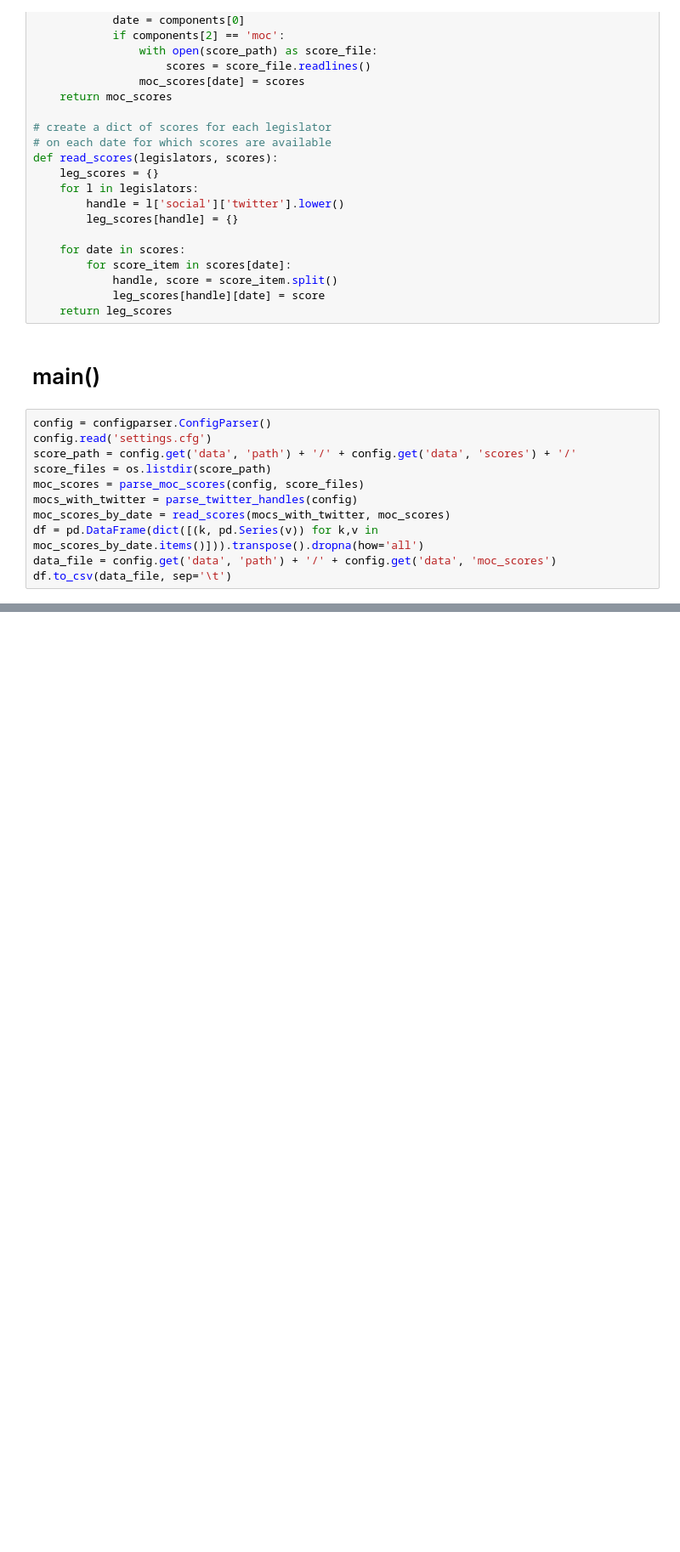
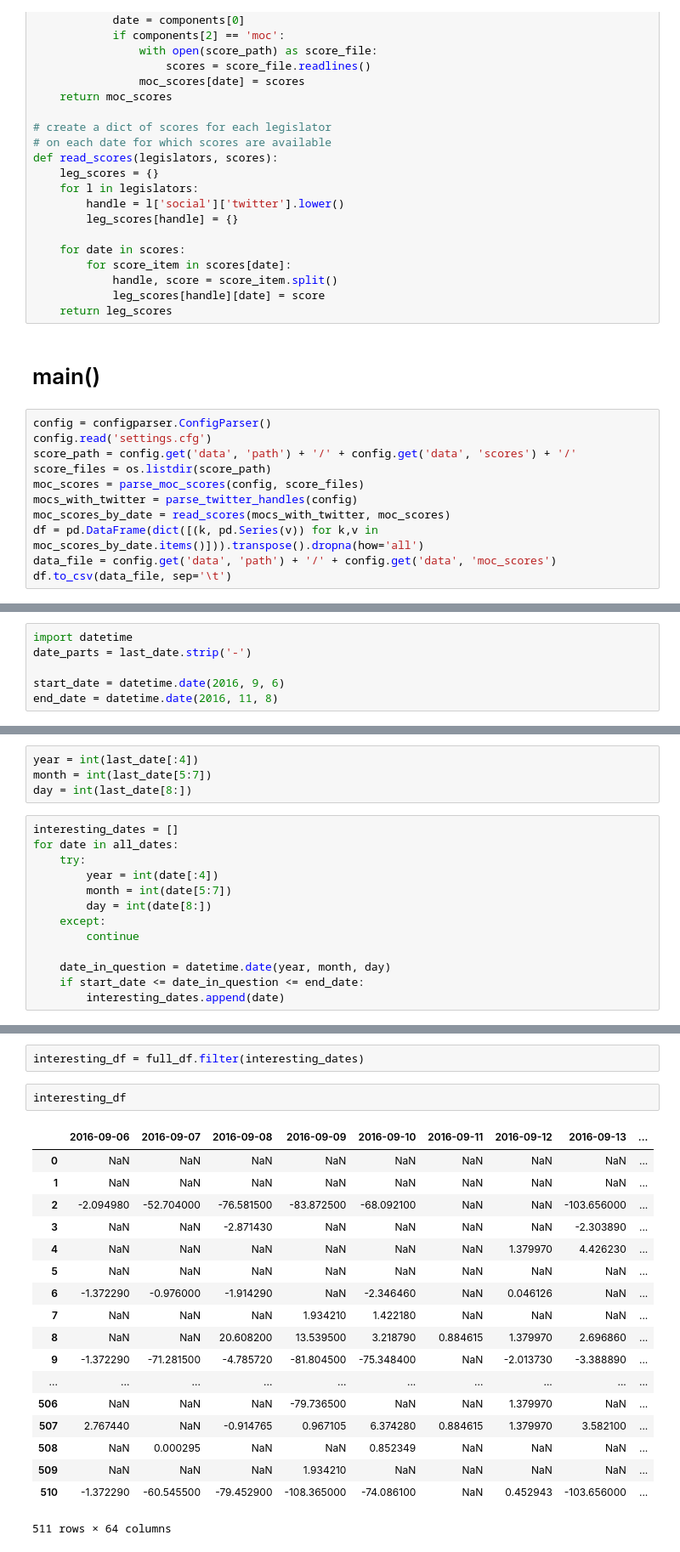
Before and after one commit to casmlab/purpletag, a Jupyter notebook: purpletag/purpletag.ipynb, the cells around one changed output, grey strips where cells are left out. Shown: that part at 85% size. Cells and saved outputs as stored; diff of their text form; blank space fills up the shorter version.

Commit message:
filter only dates 2 months before election 2016

```diff
--- a/purpletag/purpletag.ipynb
+++ b/purpletag/purpletag.ipynb
@@ -59,0 +74,6 @@ df
+# %%
+import datetime
+date_parts = last_date.strip('-')
+
+start_date = datetime.date(2016, 9, 6)
+end_date = datetime.date(2016, 11, 8)
@@ -59,0 +88,17 @@ df
+# %%
+year = int(last_date[:4])
+month = int(last_date[5:7])
+day = int(last_date[8:])
+# %%
+interesting_dates = []
+for date in all_dates:
+    try:
+        year = int(date[:4])
+        month = int(date[5:7])
+        day = int(date[8:])
+    except:
+        continue
+
+    date_in_question = datetime.date(year, month, day)
+    if start_date <= date_in_question <= end_date:
+        interesting_dates.append(date)
@@ -59,0 +125,23 @@ df
+# %%
+interesting_df = full_df.filter(interesting_dates)
+# %%
+interesting_df
+# %% [output]
+|  | 2016-09-06 | 2016-09-07 | 2016-09-08 | 2016-09-09 | 2016-09-10 | 2016-09-11 | 2016-09-12 | 2016-09-13 | ... |
+| 0 | NaN | NaN | NaN | NaN | NaN | NaN | NaN | NaN | ... |
+| 1 | NaN | NaN | NaN | NaN | NaN | NaN | NaN | NaN | ... |
+| 2 | -2.094980 | -52.704000 | -76.581500 | -83.872500 | -68.092100 | NaN | NaN | -103.656000 | ... |
+| 3 | NaN | NaN | -2.871430 | NaN | NaN | NaN | NaN | -2.303890 | ... |
+| 4 | NaN | NaN | NaN | NaN | NaN | NaN | 1.379970 | 4.426230 | ... |
+| 5 | NaN | NaN | NaN | NaN | NaN | NaN | NaN | NaN | ... |
+| 6 | -1.372290 | -0.976000 | -1.914290 | NaN | -2.346460 | NaN | 0.046126 | NaN | ... |
+| 7 | NaN | NaN | NaN | 1.934210 | 1.422180 | NaN | NaN | NaN | ... |
+| 8 | NaN | NaN | 20.608200 | 13.539500 | 3.218790 | 0.884615 | 1.379970 | 2.696860 | ... |
+| 9 | -1.372290 | -71.281500 | -4.785720 | -81.804500 | -75.348400 | NaN | -2.013730 | -3.388890 | ... |
+| ... | ... | ... | ... | ... | ... | ... | ... | ... | ... |
+| 506 | NaN | NaN | NaN | -79.736500 | NaN | NaN | 1.379970 | NaN | ... |
+| 507 | 2.767440 | NaN | -0.914765 | 0.967105 | 6.374280 | 0.884615 | 1.379970 | 3.582100 | ... |
+| 508 | NaN | 0.000295 | NaN | NaN | 0.852349 | NaN | NaN | NaN | ... |
+| 509 | NaN | NaN | NaN | 1.934210 | NaN | NaN | NaN | NaN | ... |
+| 510 | -1.372290 | -60.545500 | -79.452900 | -108.365000 | -74.086100 | NaN | 0.452943 | -103.656000 | ... |
+511 rows × 64 columns
```
Also changed, not shown: parts of 10 cells of this notebook.
